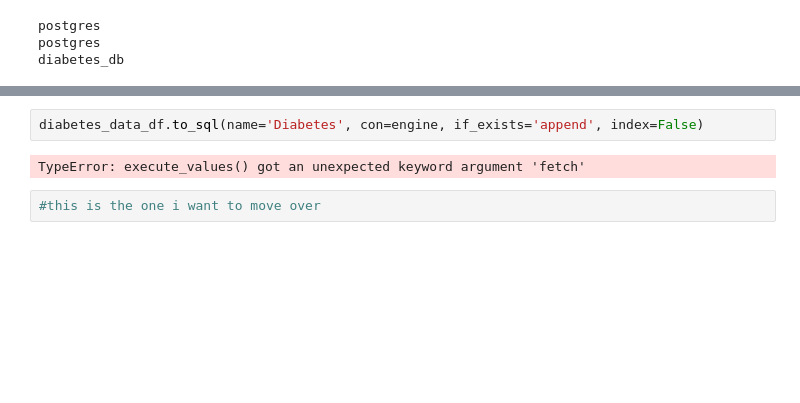
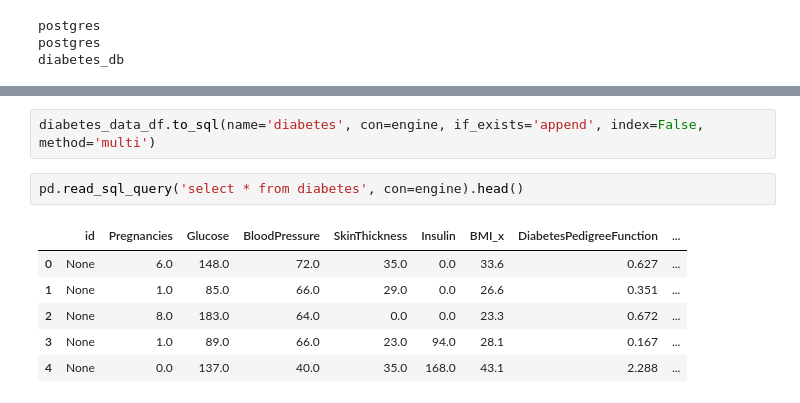
Before and after one commit to mward95/Diabetes_Extract_Transform_Load, a Jupyter notebook: Diabetes.ipynb, the cells around one changed output, grey strips where cells are left out. Cells and saved outputs as stored; diff of their text form; blank space fills up the shorter version.

Commit message:
loaded csv into database and confirmed that data was added

```diff
--- a/Diabetes.ipynb
+++ b/Diabetes.ipynb
@@ -363,6 +363,11 @@ engine.table_names()
 # %%
-diabetes_data_df.to_sql(name='Diabetes', con=engine, if_exists='append', index=False)
+diabetes_data_df.to_sql(name='diabetes', con=engine, if_exists='append', index=False, method='multi')
-# %% [output]
-TypeError: execute_values() got an unexpected keyword argument 'fetch'
-# %%
-#this is the one i want to move over
+# %%
+pd.read_sql_query('select * from diabetes', con=engine).head()
+# %% [output]
+|  | id | Pregnancies | Glucose | BloodPressure | SkinThickness | Insulin | BMI_x | DiabetesPedigreeFunction | ... |
+| 0 | None | 6.0 | 148.0 | 72.0 | 35.0 | 0.0 | 33.6 | 0.627 | ... |
+| 1 | None | 1.0 | 85.0 | 66.0 | 29.0 | 0.0 | 26.6 | 0.351 | ... |
+| 2 | None | 8.0 | 183.0 | 64.0 | 0.0 | 0.0 | 23.3 | 0.672 | ... |
+| 3 | None | 1.0 | 89.0 | 66.0 | 23.0 | 94.0 | 28.1 | 0.167 | ... |
+| 4 | None | 0.0 | 137.0 | 40.0 | 35.0 | 168.0 | 43.1 | 2.288 | ... |
```
Also changed, not shown: parts of 1 cell of this notebook.
